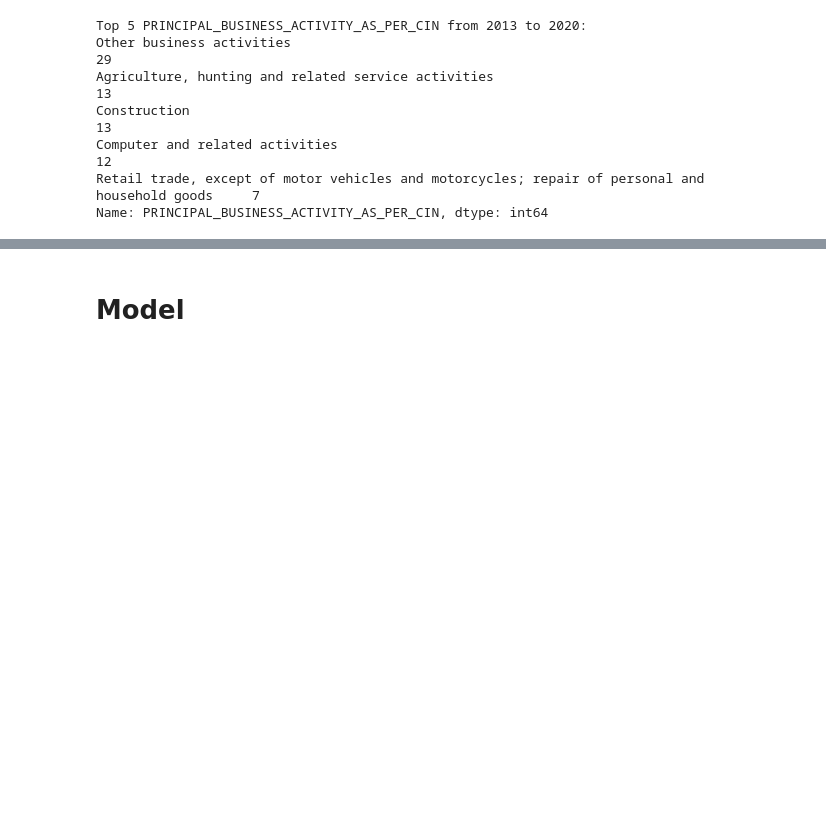
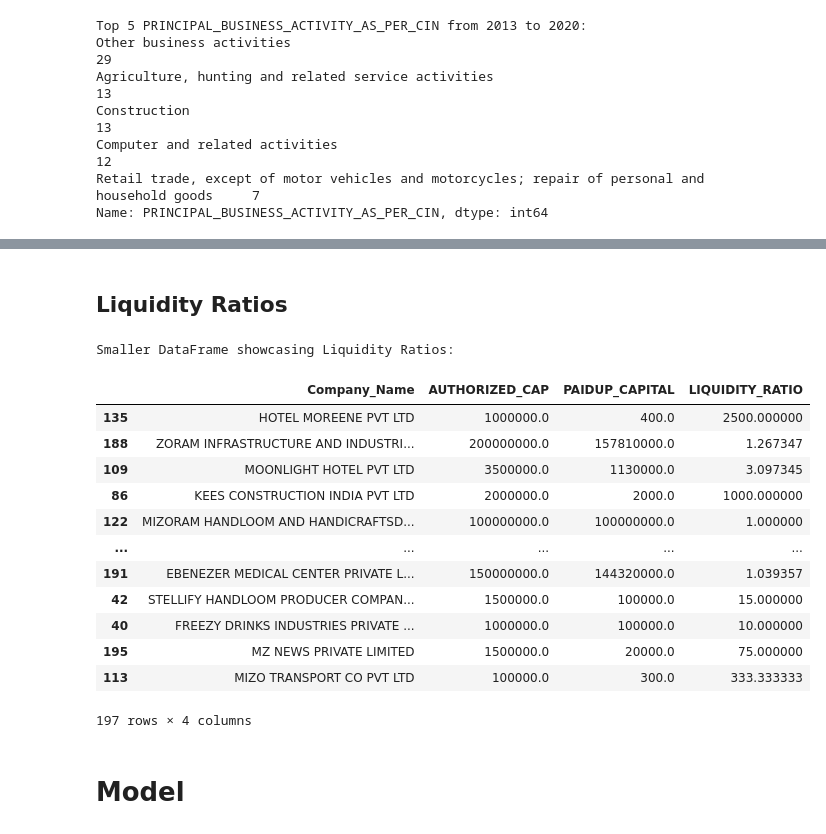
Before and after one commit to Soumiksb06/Statewise-business-comparison-and-forecast, a Jupyter notebook: MZ_Companies.ipynb, the cells around one changed output, grey strips where cells are left out. Drawn from its saved outputs; the diff is of its cells as text; code cells hidden in the pictures; blank space fills up the shorter version.

Commit message:
Mizoram

```diff
--- a/MZ_Companies.ipynb
+++ b/MZ_Companies.ipynb
@@ -3,7 +3,7 @@ import pandas as pd
 import matplotlib.pyplot as plt
 import seaborn as sns
 # %%
-df = pd.read_csv("D:\Downloads\Mizoram.csv", encoding='ISO-8859-1',low_memory=False)
+df = pd.read_csv("data\Mizoram.csv", encoding='ISO-8859-1',low_memory=False)
 
 df
 # %% [output]
@@ -181,0 +184,16 @@ Name: PRINCIPAL_BUSINESS_ACTIVITY_AS_PER_CIN, dtype: int64
+# %%
+df.loc[:, 'AUTHORIZED_CAP'] = df['AUTHORIZED_CAP'].astype(float)
+df.loc[:, 'PAIDUP_CAPITAL'] = df['PAIDUP_CAPITAL'].astype(float)
+# Group by 'PRINCIPAL_BUSINESS_ACTIVITY_AS_PER_CIN' and calculate the mean of 'AUTHORIZED_CAP' and 'PAIDUP_CAPITAL'
+grouped_df = df.groupby('PRINCIPAL_BUSINESS_ACTIVITY_AS_PER_CIN')[['AUTHORIZED_CAP', 'PAIDUP_CAPITAL']].mean().reset_index()
+df = df.sort_values(by='Registration_Year')
+
+# Calculate the percentage change in authorized capital for each activity over time
+df['CAPITAL_CHANGE'] = df.groupby(['PRINCIPAL_BUSINESS_ACTIVITY_AS_PER_CIN', 'Registration_Year'])['AUTHORIZED_CAP'].pct_change().fillna(0)
+
+# Group by 'PRINCIPAL_BUSINESS_ACTIVITY_AS_PER_CIN' and calculate the mean of 'CAPITAL_CHANGE'
+activity_trend_df = df.groupby(['PRINCIPAL_BUSINESS_ACTIVITY_AS_PER_CIN','Registration_Year'])['CAPITAL_CHANGE'].mean().reset_index()
+
+# Print the new DataFrame with the trend analysis
+activity_trend_df2= activity_trend_df.interpolate()
+activity_trend_df2
@@ -182,3 +248,33 @@ Name: PRINCIPAL_BUSINESS_ACTIVITY_AS_PER_CIN, dtype: int64
+# %% [markdown]
+## Liquidity Ratios
+# %%
+df = df.copy()
+
+# Calculate the liquidity ratio without warnings
+df.loc[:, 'LIQUIDITY_RATIO'] = df['AUTHORIZED_CAP'] / df['PAIDUP_CAPITAL']
+
+# Now, let's create a smaller DataFrame to showcase the liquidity ratios
+# Selecting relevant columns for the smaller DataFrame
+liquidity_df = df[['Company_Name', 'AUTHORIZED_CAP', 'PAIDUP_CAPITAL', 'LIQUIDITY_RATIO']].copy()
+
+# Displaying the smaller DataFrame
+print("Smaller DataFrame showcasing Liquidity Ratios:")
+liquidity_df
+# %% [output]
+Smaller DataFrame showcasing Liquidity Ratios:
+|  | Company_Name | AUTHORIZED_CAP | PAIDUP_CAPITAL | LIQUIDITY_RATIO |
+| 135 | HOTEL MOREENE PVT LTD | 1000000.0 | 400.0 | 2500.000000 |
+| 188 | ZORAM INFRASTRUCTURE AND INDUSTRI... | 200000000.0 | 157810000.0 | 1.267347 |
+| 109 | MOONLIGHT HOTEL PVT LTD | 3500000.0 | 1130000.0 | 3.097345 |
+| 86 | KEES CONSTRUCTION INDIA PVT LTD | 2000000.0 | 2000.0 | 1000.000000 |
+| 122 | MIZORAM HANDLOOM AND HANDICRAFTSD... | 100000000.0 | 100000000.0 | 1.000000 |
+| ... | ... | ... | ... | ... |
+| 191 | EBENEZER MEDICAL CENTER PRIVATE L... | 150000000.0 | 144320000.0 | 1.039357 |
+| 42 | STELLIFY HANDLOOM PRODUCER COMPAN... | 1500000.0 | 100000.0 | 15.000000 |
+| 40 | FREEZY DRINKS INDUSTRIES PRIVATE ... | 1000000.0 | 100000.0 | 10.000000 |
+| 195 | MZ NEWS PRIVATE LIMITED | 1500000.0 | 20000.0 | 75.000000 |
+| 113 | MIZO TRANSPORT CO PVT LTD | 100000.0 | 300.0 | 333.333333 |
+197 rows × 4 columns
 # %% [markdown]
 # Model
 # %%
```
Also changed, not shown: parts of 5 cells of this notebook.
